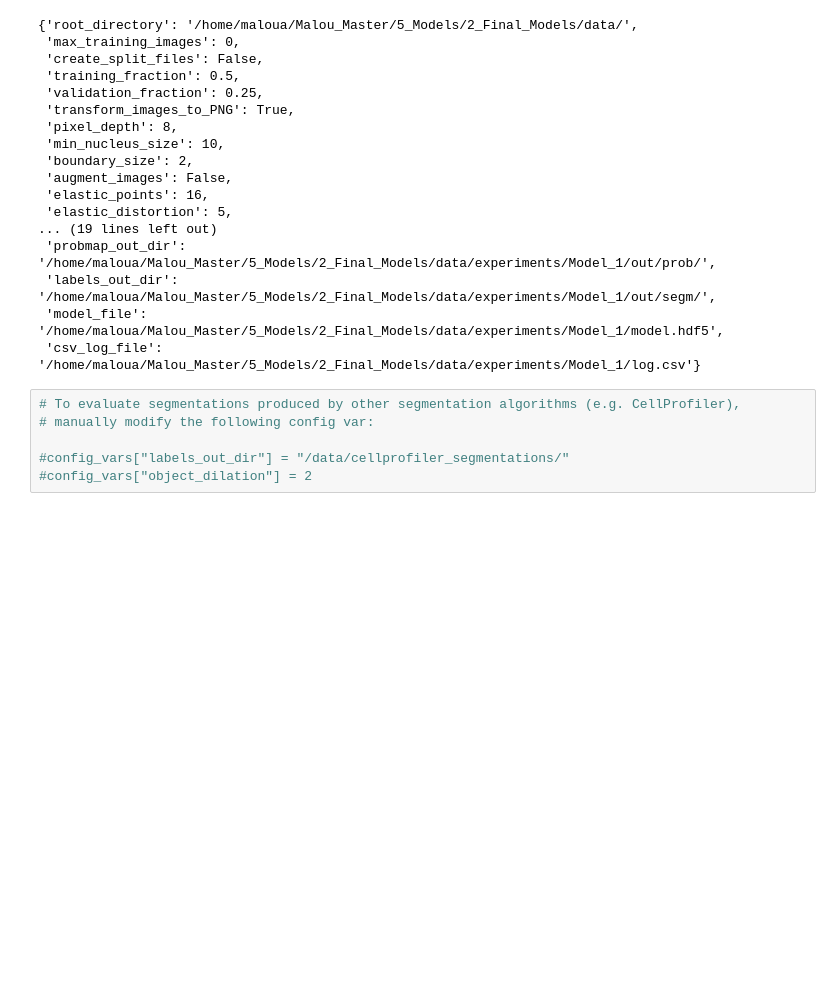
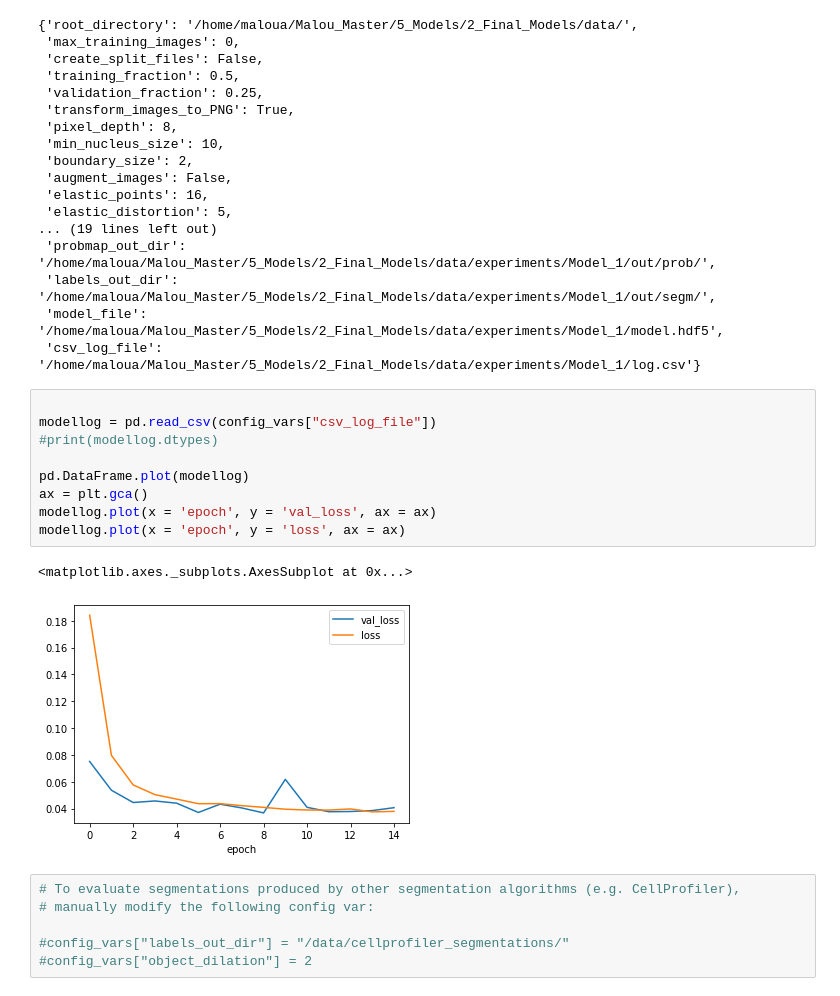
Before and after one commit to Aitslab/imageanalysis, a Jupyter notebook: Malou_dir/model1-evaluation.ipynb, the cells around one changed output. Saved outputs shown, nothing was run; the diff lists cells and outputs as text; blank space fills up the shorter version.

Commit message:
uploaded model evaluation files and result table

```diff
--- a/Malou_dir/model1-evaluation.ipynb
+++ b/Malou_dir/model1-evaluation.ipynb
@@ -60,6 +51,18 @@ config_vars
  'labels_out_dir': '/home/maloua/Malou_Master/5_Models/2_Final_Models/data/experiments/Model_1/out/segm/',
  'model_file': '/home/maloua/Malou_Master/5_Models/2_Final_Models/data/experiments/Model_1/model.hdf5',
  'csv_log_file': '/home/maloua/Malou_Master/5_Models/2_Final_Models/data/experiments/Model_1/log.csv'}
+# %%
+
+modellog = pd.read_csv(config_vars["csv_log_file"])
+#print(modellog.dtypes)
+
+pd.DataFrame.plot(modellog)
+ax = plt.gca()
+modellog.plot(x = 'epoch', y = 'val_loss', ax = ax)
+modellog.plot(x = 'epoch', y = 'loss', ax = ax)
+# %% [output]
+<matplotlib.axes._subplots.AxesSubplot at 0x...>
+[figure, added]
 # %%
 # To evaluate segmentations produced by other segmentation algorithms (e.g. CellProfiler),
 # manually modify the following config var:
```
Also changed, not shown: parts of 1 cell of this notebook, 10 other files.
